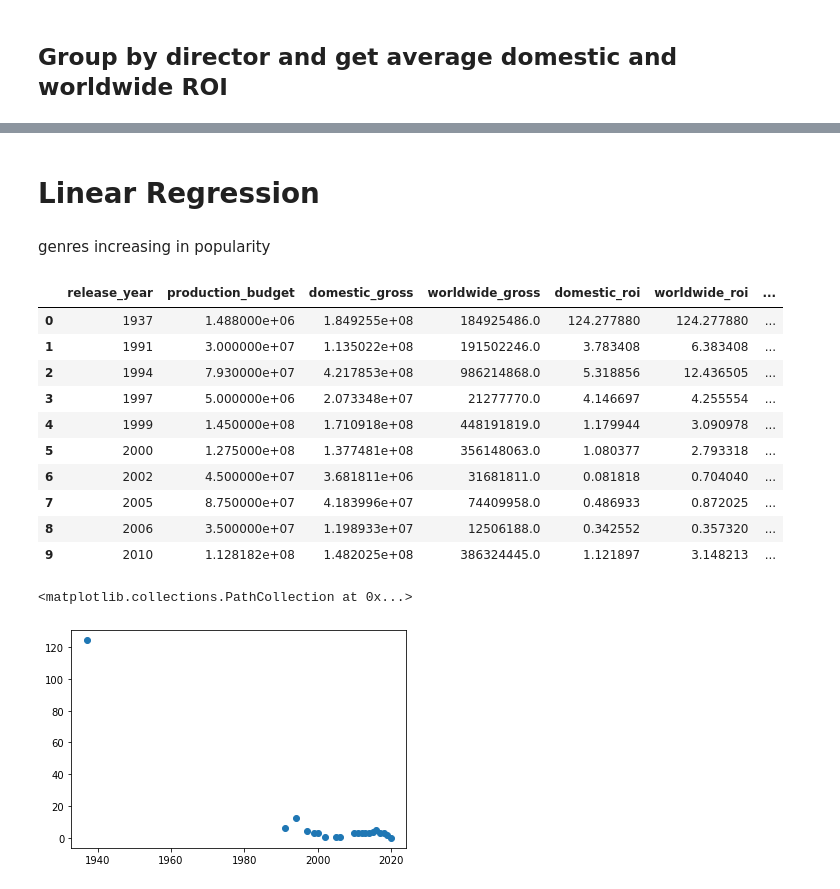
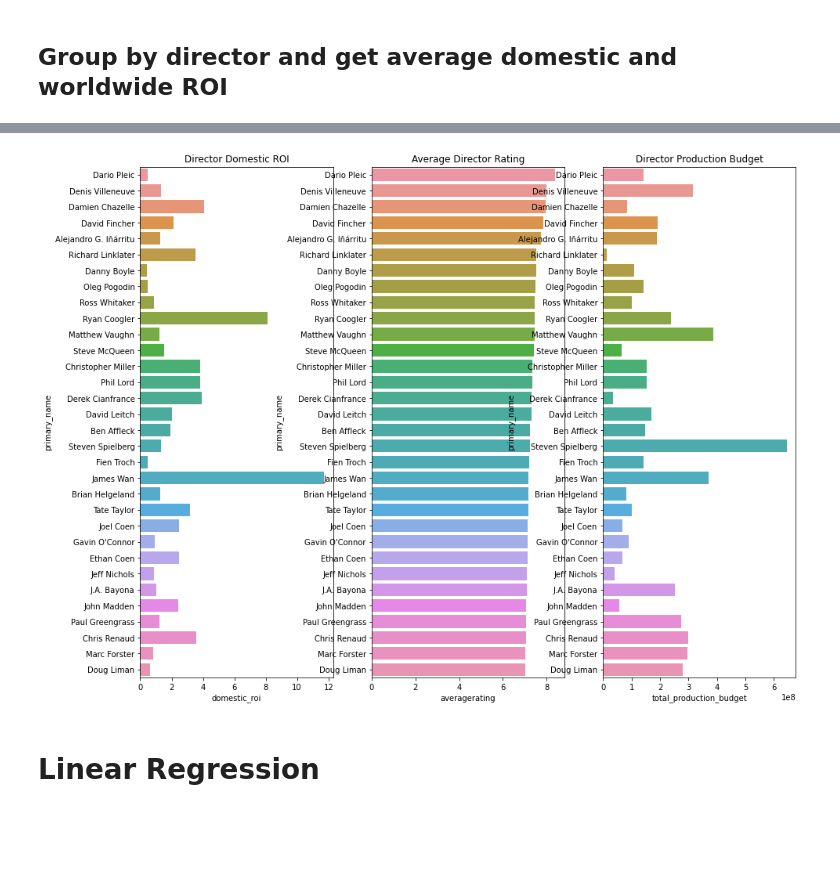
Before and after one commit to abigailjcampbell/dsc-phase-2-project-v3, a Jupyter notebook: student.ipynb, the cells around one changed output, grey strips where cells are left out. Cells and saved outputs as stored; diff of their text form; code cells hidden in the pictures; blank space fills up the shorter version.

```diff
--- a/student.ipynb
+++ b/student.ipynb
@@ -431,9 +379,17 @@ director_roi
 # %%
 # sort top to bottom by domestic roi
 director_roi_sorted = director_roi.sort_values('domestic_roi', ascending=False)
+
+# restrict to directors with reasonable budgetes (between 1M and 100M)
 director_high_budgets = director_roi_sorted[(director_roi_sorted['production_budget'] >= 1000000)]
-experienced_directors = director_high_budgets[(director_high_budgets['count'] > 2)]
-experienced_directors
+director_reasonable_budgets = director_high_budgets[(director_high_budgets['production_budget'] <= 100000000)]
+
+# restrict to directors with averag ratings above 7
+high_rated_directors = director_reasonable_budgets[(director_reasonable_budgets['averagerating'] > 7)]
+
+# restrict to directors with more than 2 movies, to get experienced directors
+experienced_directors = high_rated_directors[(high_rated_directors['count'] > 2)]
+
 experienced_directors.to_csv('data/experienced_directors.csv')
 # %%
 experienced_directors_sorted = experienced_directors.sort_values('averagerating', ascending=False)
@@ -455,0 +396,4 @@ experienced_directors_sorted
+# %%
+# reset index
+experienced_directors_sorted = experienced_directors_sorted.reset_index()
+experienced_directors_sorted.head()
@@ -456,27 +407,21 @@ experienced_directors_sorted
+# %%
+# plot stats per month
+fig, axes = plt.subplots(1, 3, figsize=(15, 12))
+
+# number of movies released per month
+sns.barplot(ax = axes[0], data=experienced_directors_sorted, y="primary_name", x="domestic_roi")
+axes[0].set_title('Director Domestic ROI')
+
+# average ROI of movies released per month
+sns.barplot(ax = axes[1], data=experienced_directors_sorted, y="primary_name", x="averagerating")
+axes[1].set_title('Average Director Rating')
+
+# total domestic gross per month
+sns.barplot(ax = axes[2], data=experienced_directors_sorted, y="primary_name", x="total_production_budget")
+axes[2].set_title('Director Production Budget')
+
+plt.show()
+# %% [output]
+[figure, added]
 # %% [markdown]
 # Linear Regression
-# %% [markdown]
-genres increasing in popularity
-# %%
-action = split_genres[split_genres['genres'] == 'Animation']
-action_year = action.groupby('release_year', as_index=False).mean()
-action_year_sum = action.groupby('release_year').sum()
-action_year['count'] = action_year_sum['count']
-action_year.head(10)
-# %% [output]
-|  | release_year | production_budget | domestic_gross | worldwide_gross | domestic_roi | worldwide_roi | ... |
-| 0 | 1937 | 1.488000e+06 | 1.849255e+08 | 184925486.0 | 124.277880 | 124.277880 | ... |
-| 1 | 1991 | 3.000000e+07 | 1.135022e+08 | 191502246.0 | 3.783408 | 6.383408 | ... |
-| 2 | 1994 | 7.930000e+07 | 4.217853e+08 | 986214868.0 | 5.318856 | 12.436505 | ... |
-| 3 | 1997 | 5.000000e+06 | 2.073348e+07 | 21277770.0 | 4.146697 | 4.255554 | ... |
-| 4 | 1999 | 1.450000e+08 | 1.710918e+08 | 448191819.0 | 1.179944 | 3.090978 | ... |
-| 5 | 2000 | 1.275000e+08 | 1.377481e+08 | 356148063.0 | 1.080377 | 2.793318 | ... |
-| 6 | 2002 | 4.500000e+07 | 3.681811e+06 | 31681811.0 | 0.081818 | 0.704040 | ... |
-| 7 | 2005 | 8.750000e+07 | 4.183996e+07 | 74409958.0 | 0.486933 | 0.872025 | ... |
-| 8 | 2006 | 3.500000e+07 | 1.198933e+07 | 12506188.0 | 0.342552 | 0.357320 | ... |
-| 9 | 2010 | 1.128182e+08 | 1.482025e+08 | 386324445.0 | 1.121897 | 3.148213 | ... |
-# %%
-plt.scatter(action_year.release_year, action_year.worldwide_roi)
-# %% [output]
-<matplotlib.collections.PathCollection at 0x...>
-[figure, removed]
```
Also changed, not shown: parts of 44 cells of this notebook.
